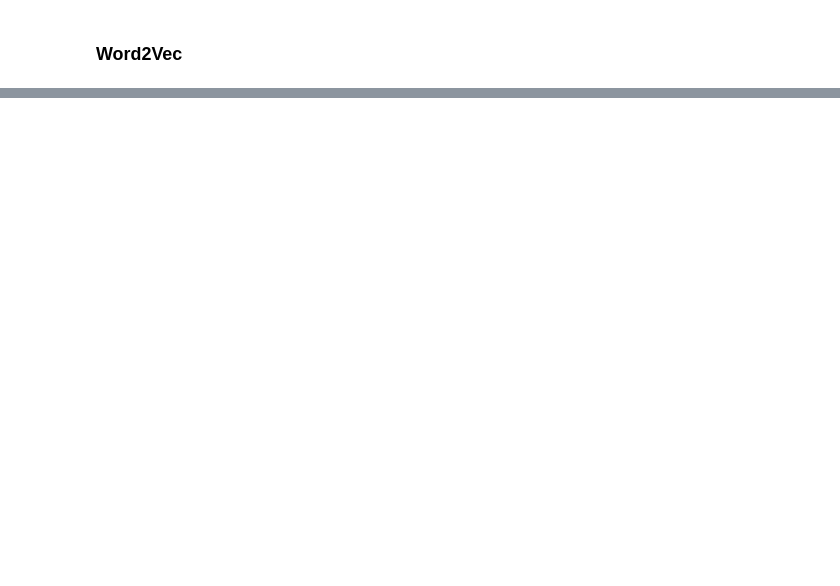
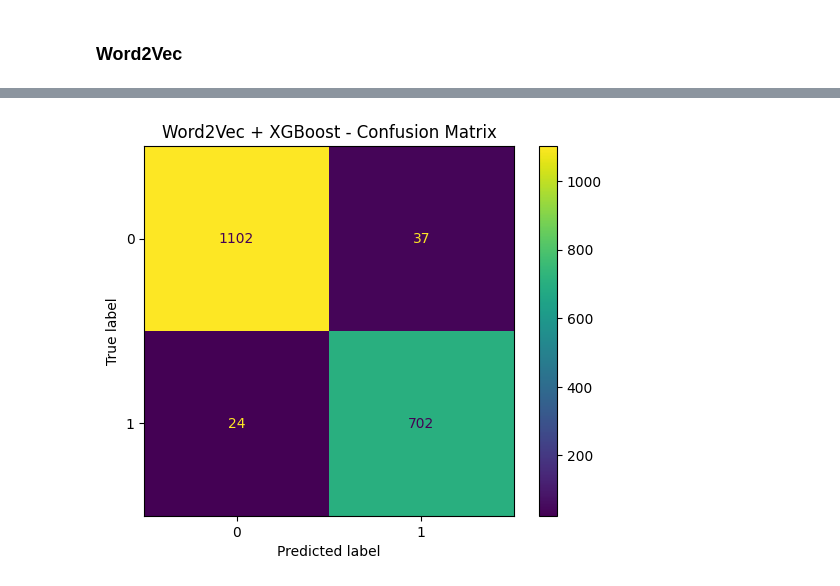
Before and after one commit to AidanHuertaUCI/E-ML-Project, a Jupyter notebook: project.ipynb, the cells around one changed output, grey strips where cells are left out. Cells and saved outputs as stored; diff of their text form; code cells hidden in the pictures; blank space fills up the shorter version.

```diff
--- a/project.ipynb
+++ b/project.ipynb
@@ -399,0 +333,7 @@ KeyboardInterrupt:
+# %%
+c_matrix = confusion_matrix(y_test_w2v, xgb_pred)
+ConfusionMatrixDisplay(confusion_matrix=c_matrix).plot()
+plt.title('Word2Vec + XGBoost - Confusion Matrix')
+plt.show()
+# %% [output]
+[figure, added]
```
Also changed, not shown: parts of 22 cells of this notebook.
